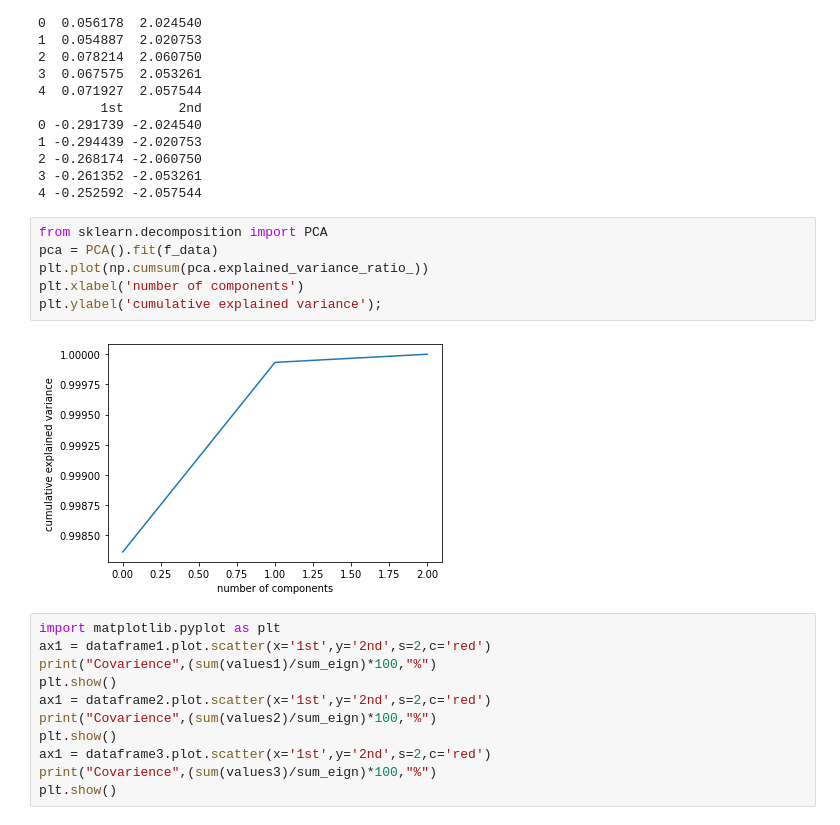
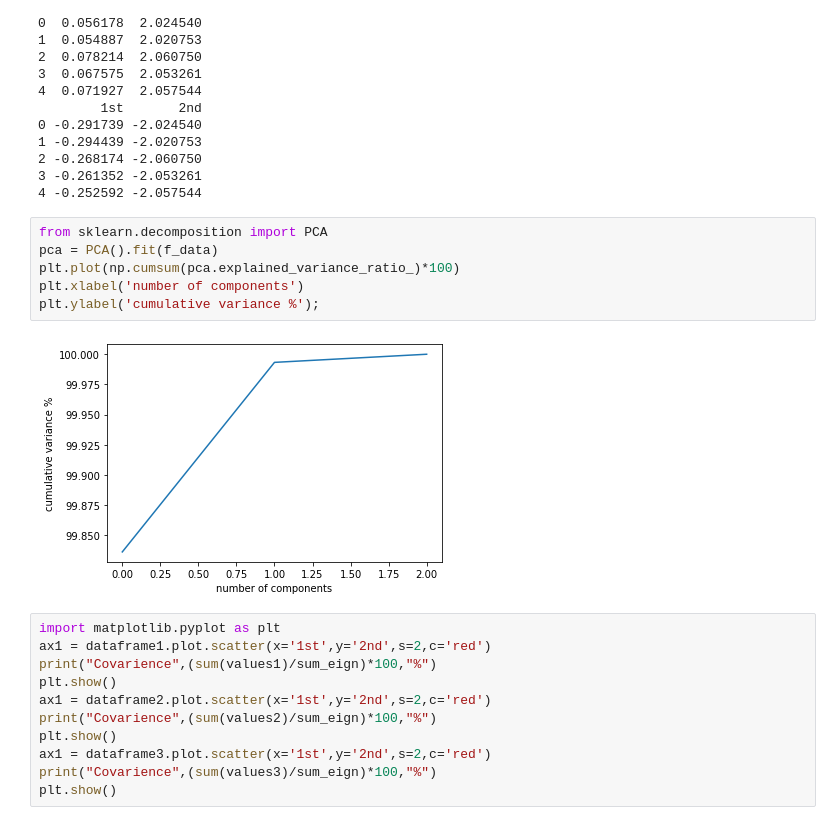
Before and after one commit to s-k-sharma/CS208, a Jupyter notebook: PCA.ipynb, the cells around one changed output. Cells and saved outputs as stored; diff of their text form.

```diff
--- a/PCA.ipynb
+++ b/PCA.ipynb
@@ -179,11 +179,11 @@ print(dataframe3.head())
 # %%
 from sklearn.decomposition import PCA
 pca = PCA().fit(f_data)
-plt.plot(np.cumsum(pca.explained_variance_ratio_))
+plt.plot(np.cumsum(pca.explained_variance_ratio_)*100)
 plt.xlabel('number of components')
-plt.ylabel('cumulative explained variance');
+plt.ylabel('cumulative variance %');
 # %% [output]
-[figure, old version]
+[figure, new version]
 # %%
 import matplotlib.pyplot as plt
 ax1 = dataframe1.plot.scatter(x='1st',y='2nd',s=2,c='red')
```
